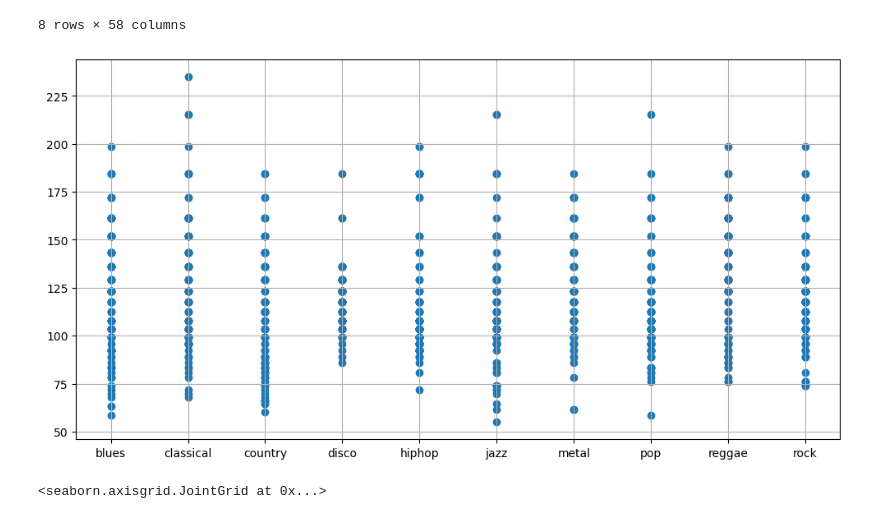
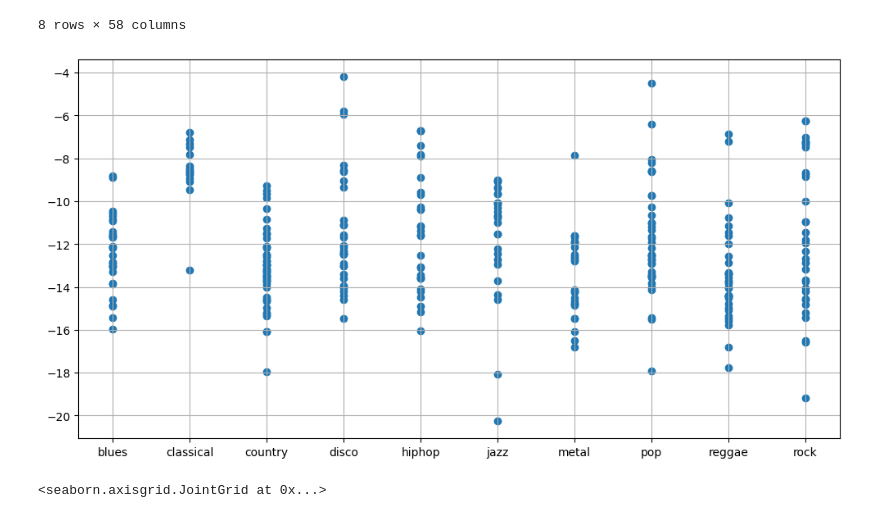
Before and after one commit to COGS118A/Group007-SP23, a Jupyter notebook: Checkpoint_Group007-SP23.ipynb, the cells around one changed output. Drawn from its saved outputs; the diff is of its cells as text; code cells hidden in the pictures.

```diff
--- a/Checkpoint_Group007-SP23.ipynb
+++ b/Checkpoint_Group007-SP23.ipynb
@@ -98,11 +98,11 @@ df_raw.describe()
 # %%
 plt.figure(figsize=(12,6))
 plt.grid()
-plt.scatter(df_raw['label'], df_raw['tempo'])
+plt.scatter(df_raw['label'], np.log(df_raw['harmony_mean']))
 plt.show()
 # group by genres, and put data points onto the canvas
 # %% [output]
-[figure, old version]
+[figure, new version]
 # %%
 # sns.catplot(data=df_raw, x=df_raw['tempo'], y=df_raw['chroma_stft_mean'], hue='label', kind='boxen', height=12)
 # %%
```
Also changed, not shown: parts of 3 cells of this notebook.
